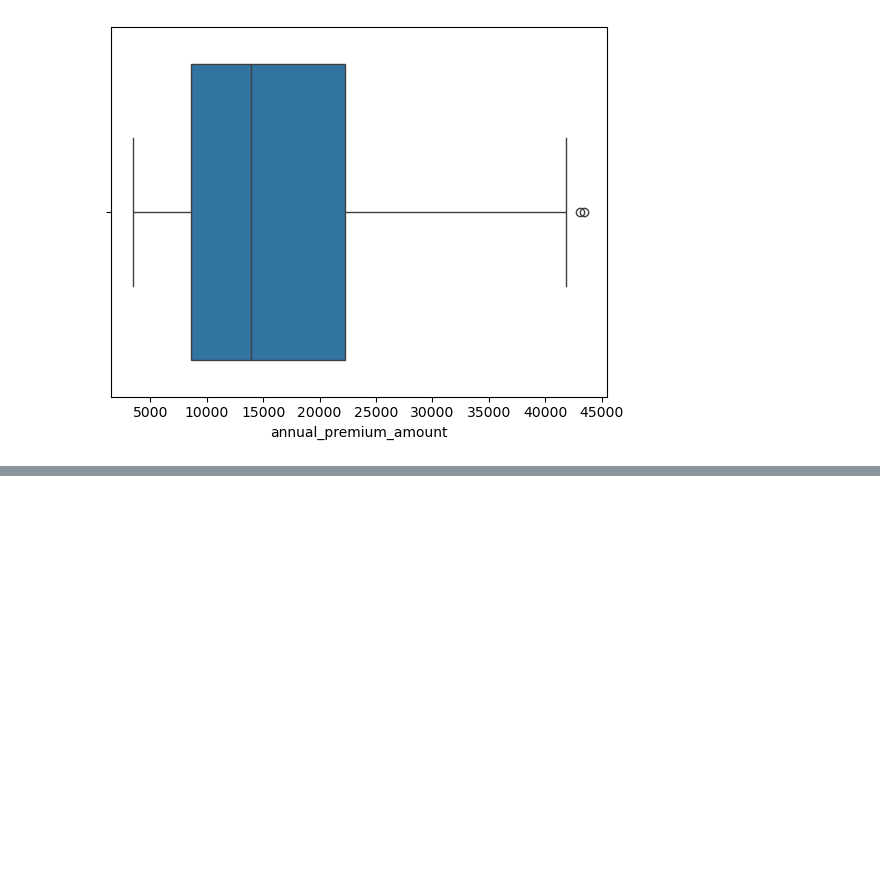
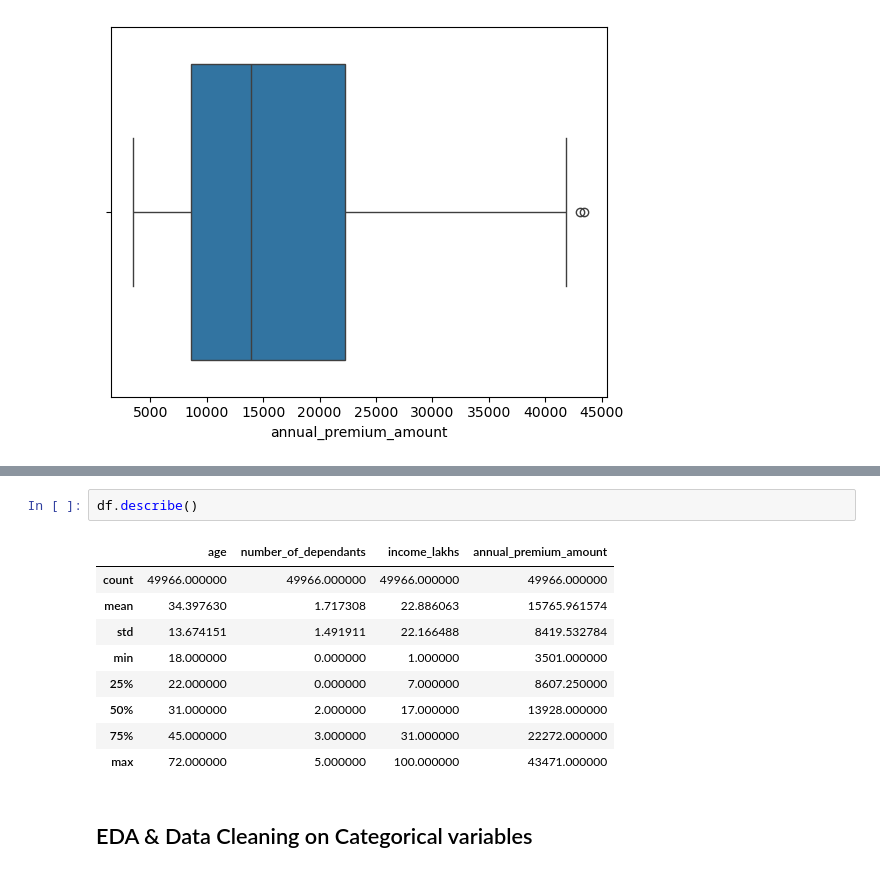
Before and after one commit to puneet-cs/DS17-ML-Project, a Jupyter notebook: Step1_EDA_DS17.ipynb, the cells around one changed output, grey strips where cells are left out. Cells and saved outputs as stored; diff of their text form; blank space fills up the shorter version.

```diff
--- a/Step1_EDA_DS17.ipynb
+++ b/Step1_EDA_DS17.ipynb
@@ -189,0 +326,14 @@ for col in numeric_columns:
+# %%
+df.describe()
+# %% [output]
+|  | age | number_of_dependants | income_lakhs | annual_premium_amount |
+| count | 49966.000000 | 49966.000000 | 49966.000000 | 49966.000000 |
+| mean | 34.397630 | 1.717308 | 22.886063 | 15765.961574 |
+| std | 13.674151 | 1.491911 | 22.166488 | 8419.532784 |
+| min | 18.000000 | 0.000000 | 1.000000 | 3501.000000 |
+| 25% | 22.000000 | 0.000000 | 7.000000 | 8607.250000 |
+| 50% | 31.000000 | 2.000000 | 17.000000 | 13928.000000 |
+| 75% | 45.000000 | 3.000000 | 31.000000 | 22272.000000 |
+| max | 72.000000 | 5.000000 | 100.000000 | 43471.000000 |
+# %% [markdown]
+## EDA & Data Cleaning on Categorical variables
```
Also changed, not shown: parts of 31 cells of this notebook.
